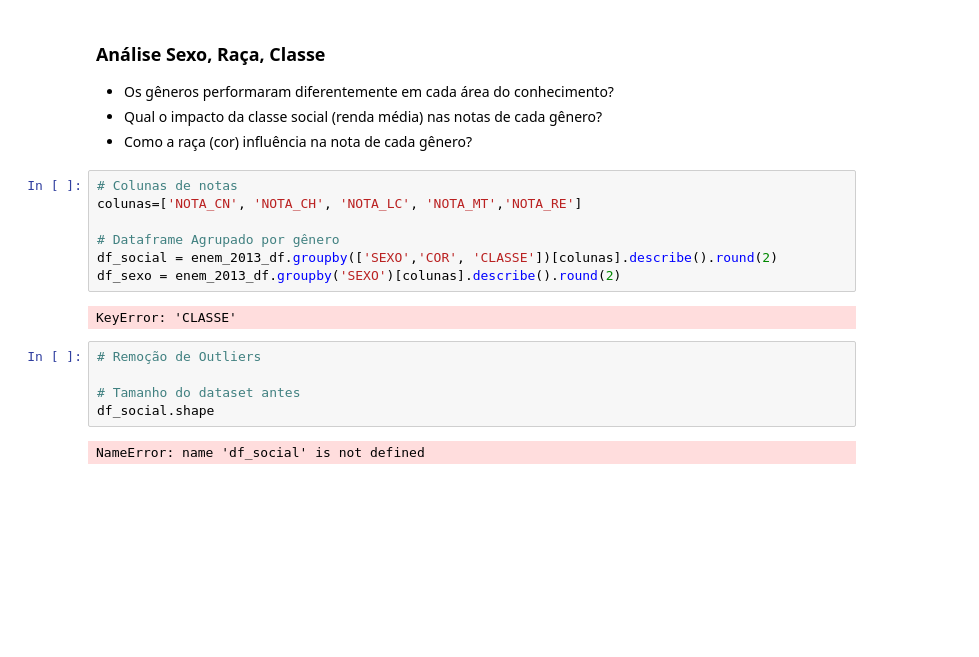
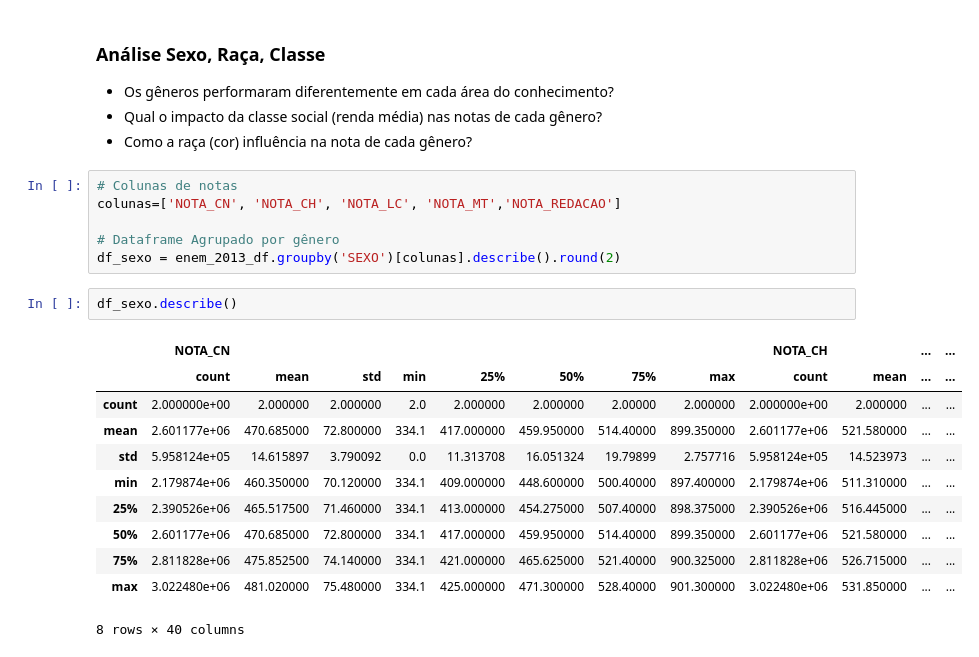
Before and after one commit to LuizFelipeSilveira/ADA-Tech_Project_II, a Jupyter notebook: PROJETO_PANDAS.ipynb, the cells around one changed output. Saved outputs shown, nothing was run; the diff lists cells and outputs as text; blank space fills up the shorter version.

```diff
--- a/PROJETO_PANDAS.ipynb
+++ b/PROJETO_PANDAS.ipynb
@@ -542,17 +533,21 @@ Name: count, dtype: int64
   - Como a raça (cor) influência na nota de cada gênero?
 # %%
 # Colunas de notas
-colunas=['NOTA_CN', 'NOTA_CH', 'NOTA_LC', 'NOTA_MT','NOTA_RE']
+colunas=['NOTA_CN', 'NOTA_CH', 'NOTA_LC', 'NOTA_MT','NOTA_REDACAO']
 
 # Dataframe Agrupado por gênero
-df_social = enem_2013_df.groupby(['SEXO','COR', 'CLASSE'])[colunas].describe().round(2)
 df_sexo = enem_2013_df.groupby('SEXO')[colunas].describe().round(2)
-# %% [output]
-KeyError: 'CLASSE'
-# %%
-# Remoção de Outliers
-
-# Tamanho do dataset antes
-df_social.shape
-# %% [output]
-NameError: name 'df_social' is not defined
+# %%
+df_sexo.describe()
+# %% [output]
+|  | NOTA_CN |  |  |  |  |  |  |  | NOTA_CH |  | ... | ... |
+|  | count | mean | std | min | 25% | 50% | 75% | max | count | mean | ... | ... |
+| count | 2.000000e+00 | 2.000000 | 2.000000 | 2.0 | 2.000000 | 2.000000 | 2.00000 | 2.000000 | 2.000000e+00 | 2.000000 | ... | ... |
+| mean | 2.601177e+06 | 470.685000 | 72.800000 | 334.1 | 417.000000 | 459.950000 | 514.40000 | 899.350000 | 2.601177e+06 | 521.580000 | ... | ... |
+| std | 5.958124e+05 | 14.615897 | 3.790092 | 0.0 | 11.313708 | 16.051324 | 19.79899 | 2.757716 | 5.958124e+05 | 14.523973 | ... | ... |
+| min | 2.179874e+06 | 460.350000 | 70.120000 | 334.1 | 409.000000 | 448.600000 | 500.40000 | 897.400000 | 2.179874e+06 | 511.310000 | ... | ... |
+| 25% | 2.390526e+06 | 465.517500 | 71.460000 | 334.1 | 413.000000 | 454.275000 | 507.40000 | 898.375000 | 2.390526e+06 | 516.445000 | ... | ... |
+| 50% | 2.601177e+06 | 470.685000 | 72.800000 | 334.1 | 417.000000 | 459.950000 | 514.40000 | 899.350000 | 2.601177e+06 | 521.580000 | ... | ... |
+| 75% | 2.811828e+06 | 475.852500 | 74.140000 | 334.1 | 421.000000 | 465.625000 | 521.40000 | 900.325000 | 2.811828e+06 | 526.715000 | ... | ... |
+| max | 3.022480e+06 | 481.020000 | 75.480000 | 334.1 | 425.000000 | 471.300000 | 528.40000 | 901.300000 | 3.022480e+06 | 531.850000 | ... | ... |
+8 rows × 40 columns
```
Also changed, not shown: parts of 6 cells of this notebook.
